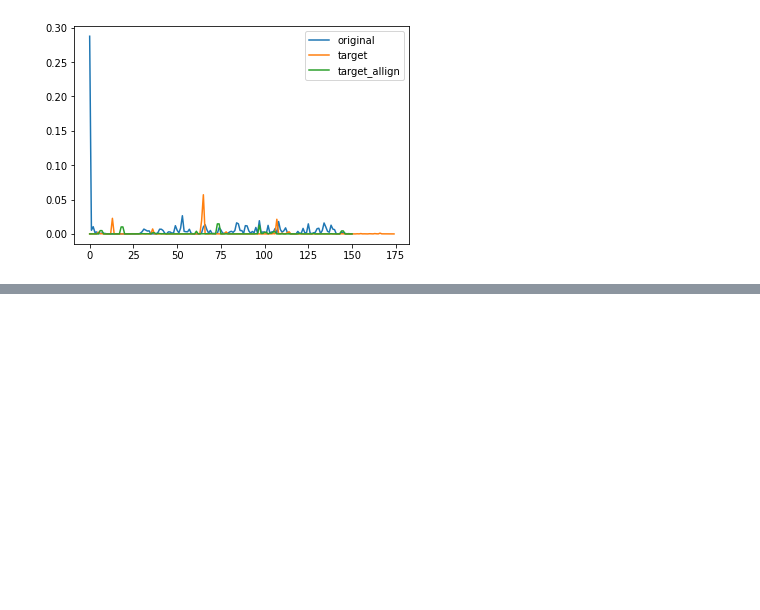
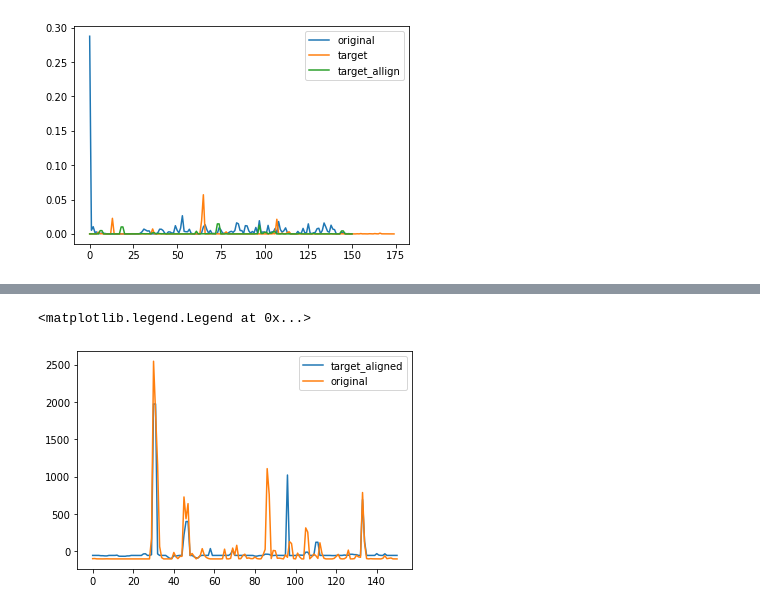
Before and after one commit to TUdayKiranReddy/audio_translation_with_prosody_modification, a Jupyter notebook: Scripts/dtw/unequal/melspect_dtw_allgin.ipynb, the cells around one changed output, grey strips where cells are left out. Saved outputs shown, nothing was run; the diff lists cells and outputs as text; code cells hidden in the pictures; blank space fills up the shorter version.

```diff
--- a/Scripts/dtw/unequal/melspect_dtw_allgin.ipynb
+++ b/Scripts/dtw/unequal/melspect_dtw_allgin.ipynb
@@ -95,0 +109,7 @@ plt.legend()
+# %%
+plt.plot(que_melspectt[0,path], label='target_aligned')
+plt.plot(ref_melspectt.T, label='original')
+plt.legend()
+# %% [output]
+<matplotlib.legend.Legend at 0x...>
+[figure, added]
```
Also changed, not shown: parts of 14 cells of this notebook, 9 other files.
